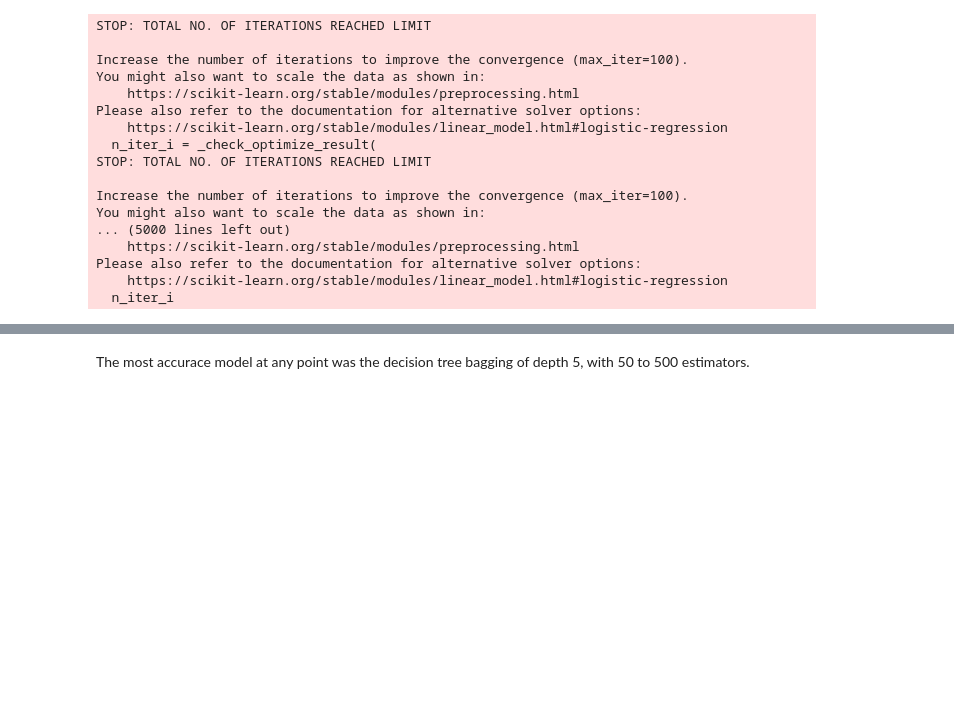
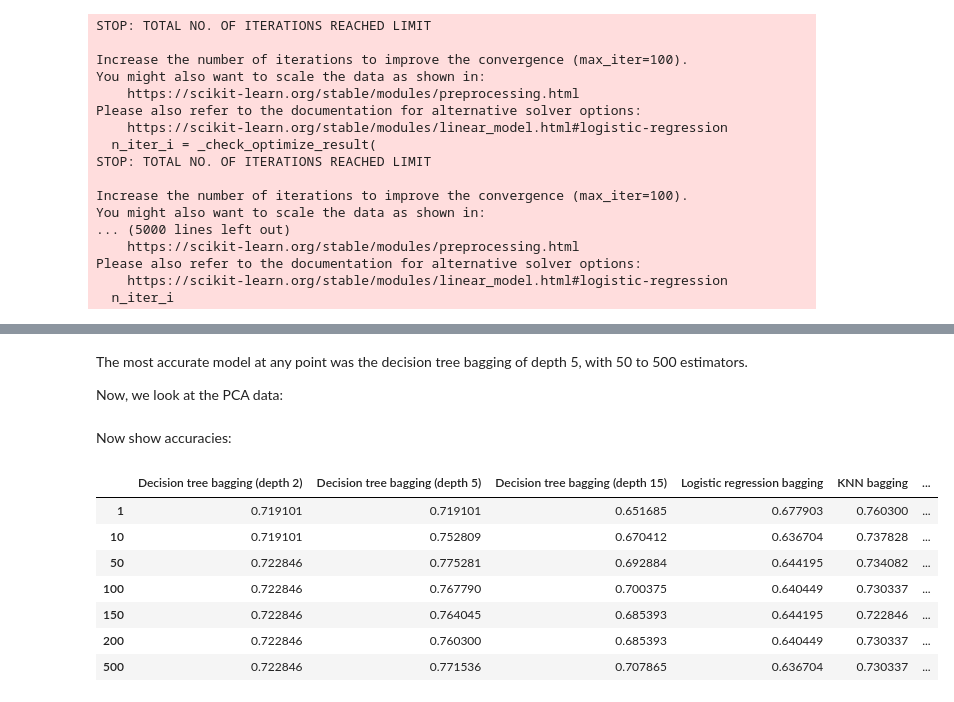
Before and after one commit to patrick7adams/DataScienceAndMachineLearning, a Jupyter notebook: Supervised Learning/Classification/6. Ensemble Methods/EnsembleMethods.ipynb, the cells around one changed output, grey strips where cells are left out. Drawn from its saved outputs; the diff is of its cells as text; code cells hidden in the pictures; blank space fills up the shorter version.

```diff
--- a/Supervised Learning/Classification/6. Ensemble Methods/EnsembleMethods.ipynb
+++ b/Supervised Learning/Classification/6. Ensemble Methods/EnsembleMethods.ipynb
@@ -153,2 +154,4 @@ df
 # %% [markdown]
-The most accurace model at any point was the decision tree bagging of depth 5, with 50 to 500 estimators.
+The most accurate model at any point was the decision tree bagging of depth 5, with 50 to 500 estimators.
+
+Now, we look at the PCA data:
@@ -154,0 +198,17 @@ The most accurace model at any point was the decision tree bagging of depth 5, w
+# %% [markdown]
+Now show accuracies:
+# %%
+accuracies = [[accuracy_score(PCA_test_y, x) for x in prediction_stuff] for prediction_stuff in predictions]
+df = pd.DataFrame(accuracies, columns = ["Decision tree bagging (depth 2)", "Decision tree bagging (depth 5)", "Decision tree bagging (depth 15)", "Logistic regression bagging", "KNN bagging", "Random forest",
+                                         "Decision tree (depth 2)", "Decision tree (depth 5)", "Decision tree (depth 15)"])
+df.index = n_vals
+df
+# %% [output]
+|  | Decision tree bagging (depth 2) | Decision tree bagging (depth 5) | Decision tree bagging (depth 15) | Logistic regression bagging | KNN bagging | ... |
+| 1 | 0.719101 | 0.719101 | 0.651685 | 0.677903 | 0.760300 | ... |
+| 10 | 0.719101 | 0.752809 | 0.670412 | 0.636704 | 0.737828 | ... |
+| 50 | 0.722846 | 0.775281 | 0.692884 | 0.644195 | 0.734082 | ... |
+| 100 | 0.722846 | 0.767790 | 0.700375 | 0.640449 | 0.730337 | ... |
+| 150 | 0.722846 | 0.764045 | 0.685393 | 0.644195 | 0.722846 | ... |
+| 200 | 0.722846 | 0.760300 | 0.685393 | 0.640449 | 0.730337 | ... |
+| 500 | 0.722846 | 0.771536 | 0.707865 | 0.636704 | 0.730337 | ... |
```
Also changed, not shown: parts of 3 cells of this notebook, 15 other files.
